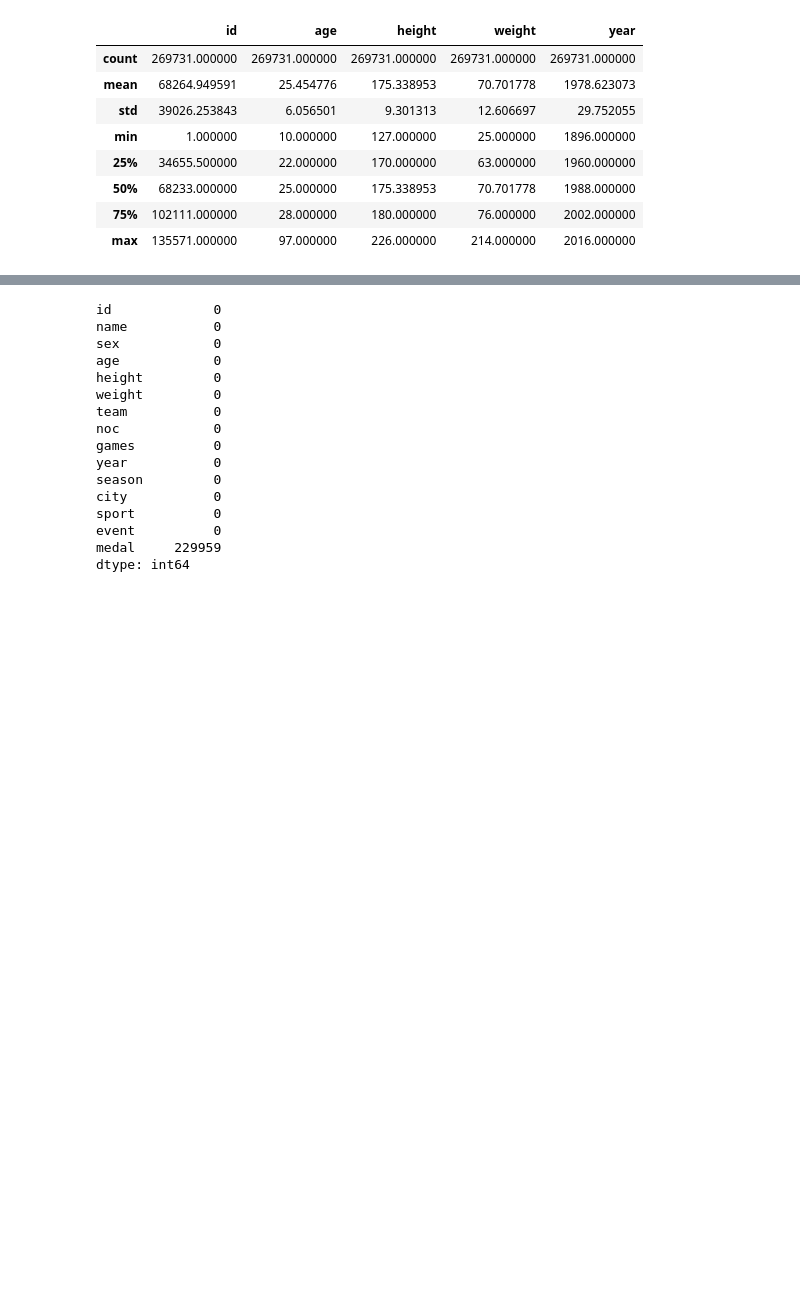
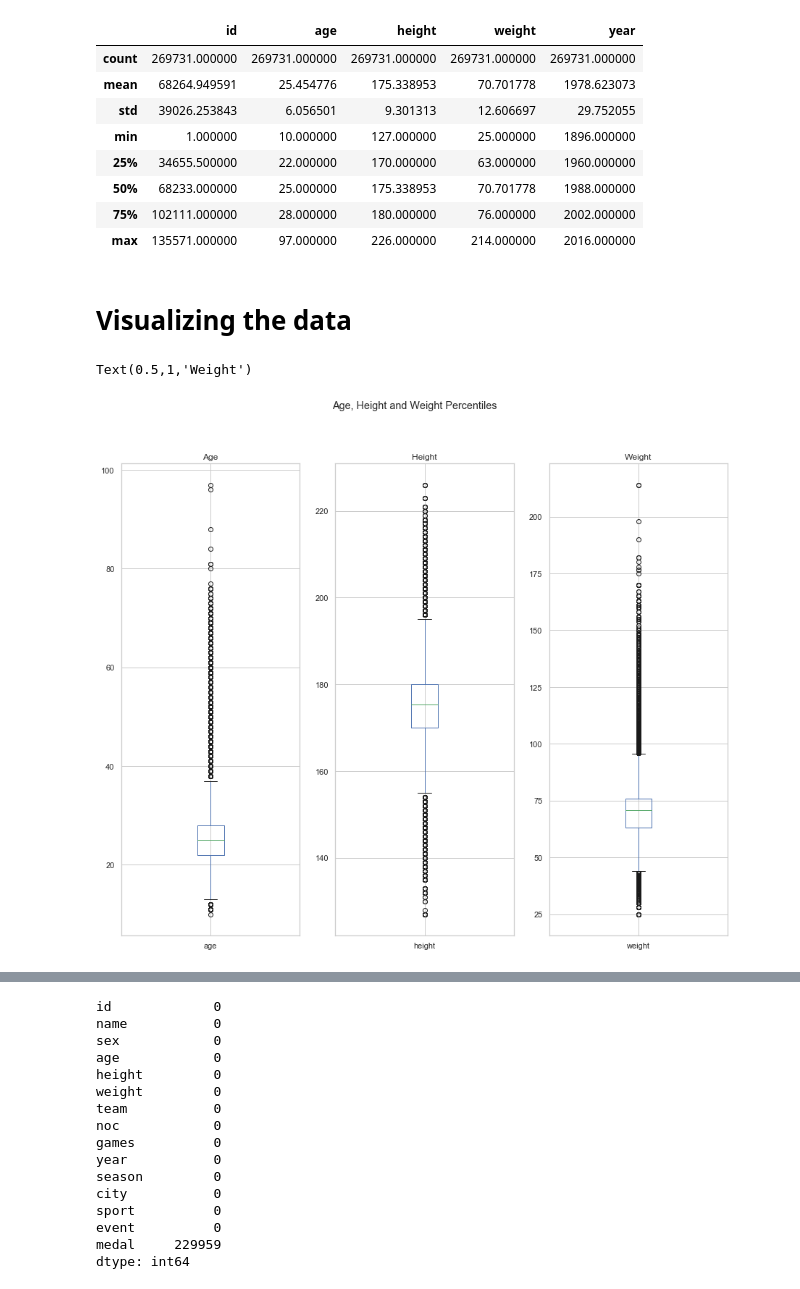
Before and after one commit to pars3c/olympics-analysis, a Jupyter notebook: Olympic Games Analysis.ipynb, the cells around one changed output, grey strips where cells are left out. Drawn from its saved outputs; the diff is of its cells as text; code cells hidden in the pictures; blank space fills up the shorter version.

```diff
--- a/Olympic Games Analysis.ipynb
+++ b/Olympic Games Analysis.ipynb
@@ -264,3 +270,17 @@ dataset.describe()
 | 50% | 68233.000000 | 25.000000 | 175.338953 | 70.701778 | 1988.000000 |
 | 75% | 102111.000000 | 28.000000 | 180.000000 | 76.000000 | 2002.000000 |
 | max | 135571.000000 | 97.000000 | 226.000000 | 214.000000 | 2016.000000 |
+# %% [markdown]
+<h1>Visualizing the data</h1>
+# %%
+sns.set(style="whitegrid")
+
+fig, axarr = plt.subplots(1, 3, figsize=(15, 12))
+plt.suptitle('Age, Height and Weight Percentiles')
+
+dataset['age'].plot.box(ax=axarr[0]).set_title('Age')
+dataset['height'].plot.box(ax=axarr[1]).set_title('Height')
+dataset['weight'].plot.box(ax=axarr[2]).set_title('Weight')
+# %% [output]
+Text(0.5,1,'Weight')
+[figure, added]
```
Also changed, not shown: parts of 6 cells of this notebook, 1 other file.
